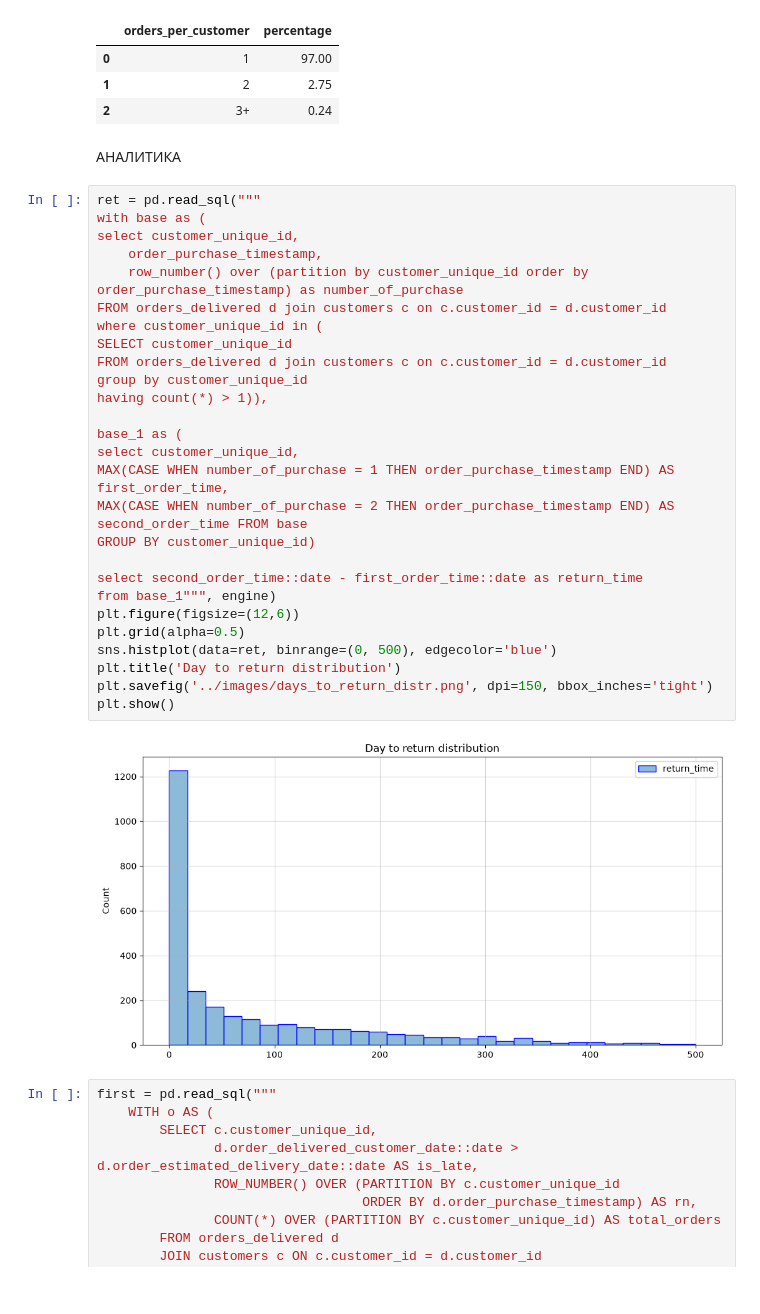
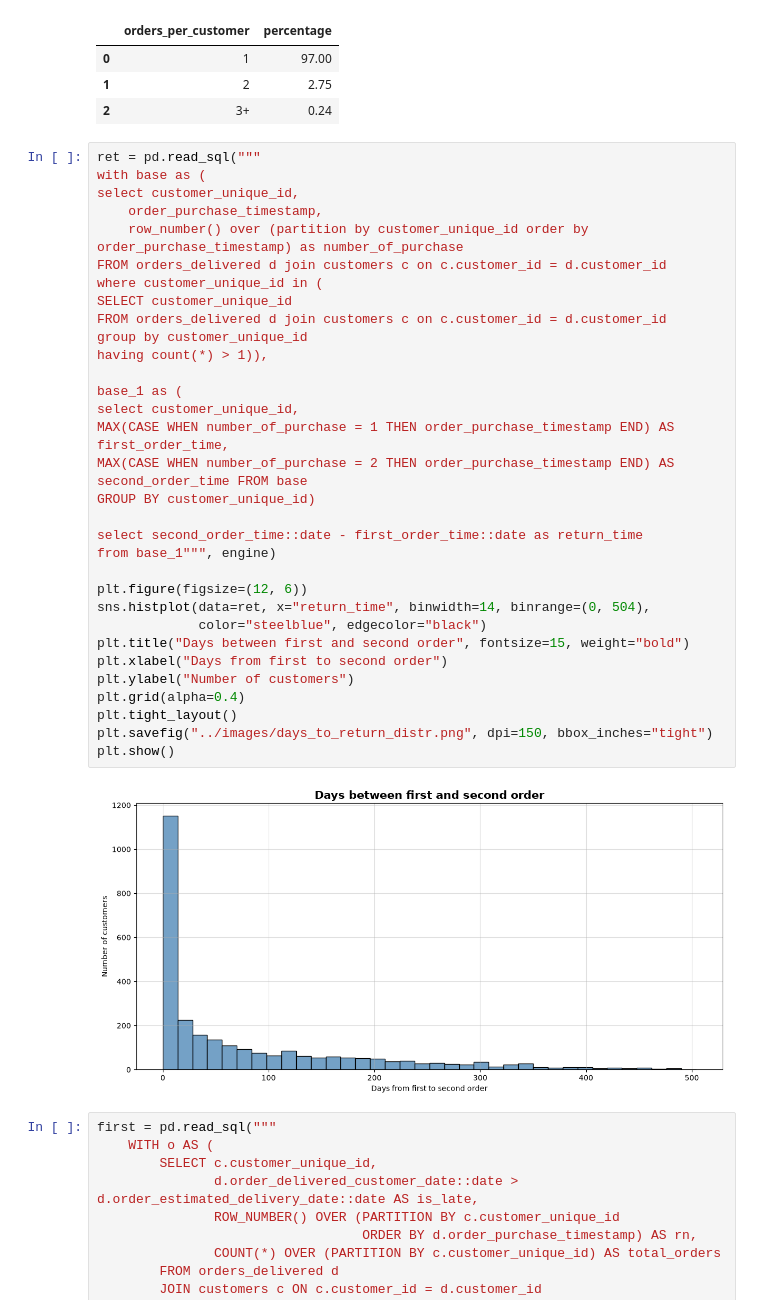
Before and after one commit to radmirmudarisov77-sketch/olist-ecommerce-sql-analysis, a Jupyter notebook: notebooks/02_eda.ipynb, the cells around one changed output. Cells and saved outputs as stored; diff of their text form.

Commit message:
graphics and EDA

```diff
--- a/notebooks/02_eda.ipynb
+++ b/notebooks/02_eda.ipynb
@@ -39,37 +39,40 @@ from base_1""", engine)
 | 0 | 1 | 97.00 |
 | 1 | 2 | 2.75 |
 | 2 | 3+ | 0.24 |
-# %% [markdown]
-АНАЛИТИКА
 # %%
 ret = pd.read_sql("""
 with base as (
 select customer_unique_id,
     order_purchase_timestamp,
     row_number() over (partition by customer_unique_id order by order_purchase_timestamp) as number_of_purchase
 FROM orders_delivered d join customers c on c.customer_id = d.customer_id
 where customer_unique_id in (
 SELECT customer_unique_id
 FROM orders_delivered d join customers c on c.customer_id = d.customer_id
 group by customer_unique_id
 having count(*) > 1)),
 
 base_1 as (
 select customer_unique_id,
 MAX(CASE WHEN number_of_purchase = 1 THEN order_purchase_timestamp END) AS first_order_time,
 MAX(CASE WHEN number_of_purchase = 2 THEN order_purchase_timestamp END) AS second_order_time FROM base
 GROUP BY customer_unique_id)
 
 select second_order_time::date - first_order_time::date as return_time
 from base_1""", engine)
-plt.figure(figsize=(12,6))
-plt.grid(alpha=0.5)
-sns.histplot(data=ret, binrange=(0, 500), edgecolor='blue')
-plt.title('Day to return distribution')
-plt.savefig('../images/days_to_return_distr.png', dpi=150, bbox_inches='tight')
+
+plt.figure(figsize=(12, 6))
+sns.histplot(data=ret, x="return_time", binwidth=14, binrange=(0, 504),
+             color="steelblue", edgecolor="black")
+plt.title("Days between first and second order", fontsize=15, weight="bold")
+plt.xlabel("Days from first to second order")
+plt.ylabel("Number of customers")
+plt.grid(alpha=0.4)
+plt.tight_layout()
+plt.savefig("../images/days_to_return_distr.png", dpi=150, bbox_inches="tight")
 plt.show()
 # %% [output]
-[figure, old version]
+[figure, new version]
 # %%
 first = pd.read_sql("""
     WITH o AS (
```
Also changed, not shown: parts of 14 cells of this notebook, 13 other files.
